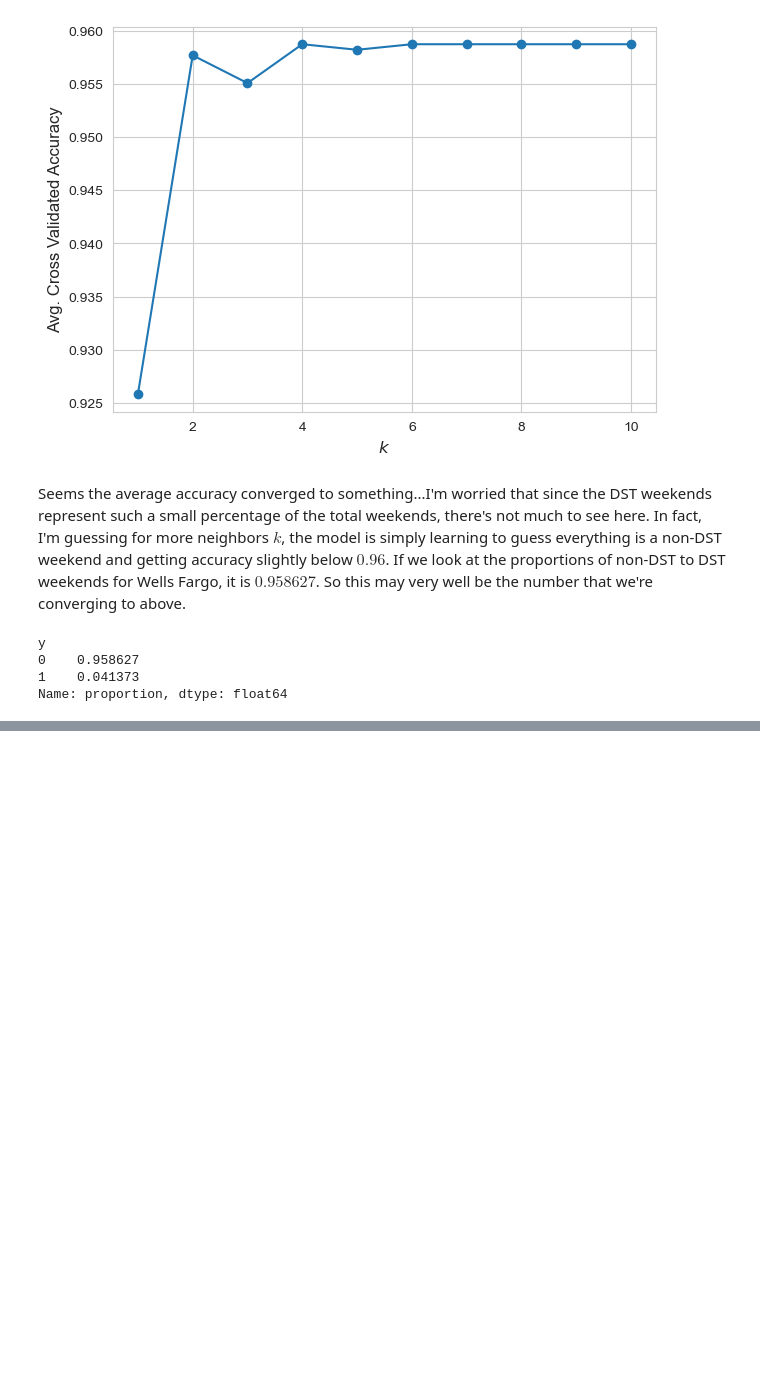
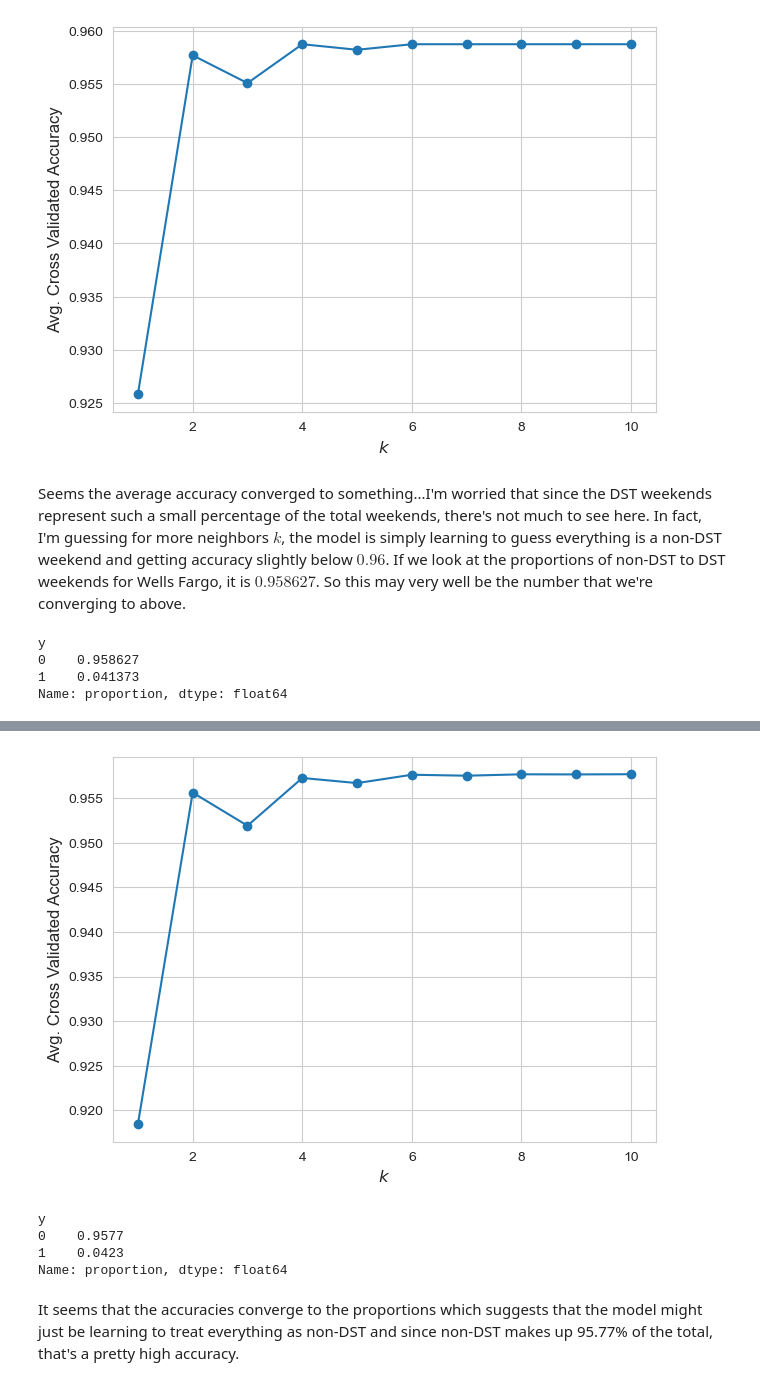
Before and after one commit to ghuckabe/DSTMarketAnalysis, a Jupyter notebook: kaggle_classify.ipynb, the cells around one changed output, grey strips where cells are left out. Drawn from its saved outputs; the diff is of its cells as text; code cells hidden in the pictures; blank space fills up the shorter version.

Commit message:
running classifiers on the whole finance sector

```diff
--- a/kaggle_classify.ipynb
+++ b/kaggle_classify.ipynb
@@ -558,0 +684,30 @@ Name: proportion, dtype: float64
+# %%
+## Fill in the range you want to try for k; say from 1 neighbor to 10
+ks = range(1,11)
+
+## Make an array to hold the accuracies
+k_all_accs = np.zeros((n_splits,len(ks)))
+
+i = 0
+for train_index, test_index in kfold.split(finance_train):
+    ## Get the train and holdout sets
+    finance_tt = finance_train.iloc[train_index]
+    finance_ho = finance_train.iloc[test_index]
+
+    ## Loop through the different ks
+    j = 0
+    for k in ks:
+        ## Make the model object
+        knn = Pipeline([('scaler',StandardScaler()),('knn',KNeighborsClassifier(n_neighbors=k))])
+
+        ## Fit the model
+        knn.fit(finance_tt[metrics],finance_tt['y'])
+
+        ## Make your prediction
+        pred = knn.predict(finance_ho[metrics])
+
+        ## Record the accuracy on the holdout set
+        k_all_accs[i,j] = accuracy_score(finance_ho.y.values, pred)
+
+        j = j + 1
+    i = i + 1
@@ -558,0 +727,26 @@ Name: proportion, dtype: float64
+# %%
+## Plots the accuracies as a function of k
+plt.figure(figsize=(7,5))
+
+
+plt.plot(ks,
+         np.mean(k_all_accs, axis=0),
+         '-o')
+
+plt.xticks(fontsize=10)
+plt.yticks(fontsize=10)
+plt.xlabel("$k$", fontsize=12)
+plt.ylabel("Avg. Cross Validated Accuracy", fontsize=12)
+
+plt.show()
+# %% [output]
+[figure, added]
+# %%
+finance['y'].value_counts(normalize=True) # see the proportion of each group
+# %% [output]
+y
+0    0.9577
+1    0.0423
+Name: proportion, dtype: float64
+# %% [markdown]
+It seems that the accuracies converge to the proportions which suggests that the model might just be learning to treat everything as non-DST and since non-DST makes up 95.77% of the total, that's a pretty high accuracy.
```
Also changed, not shown: parts of 19 cells of this notebook.
